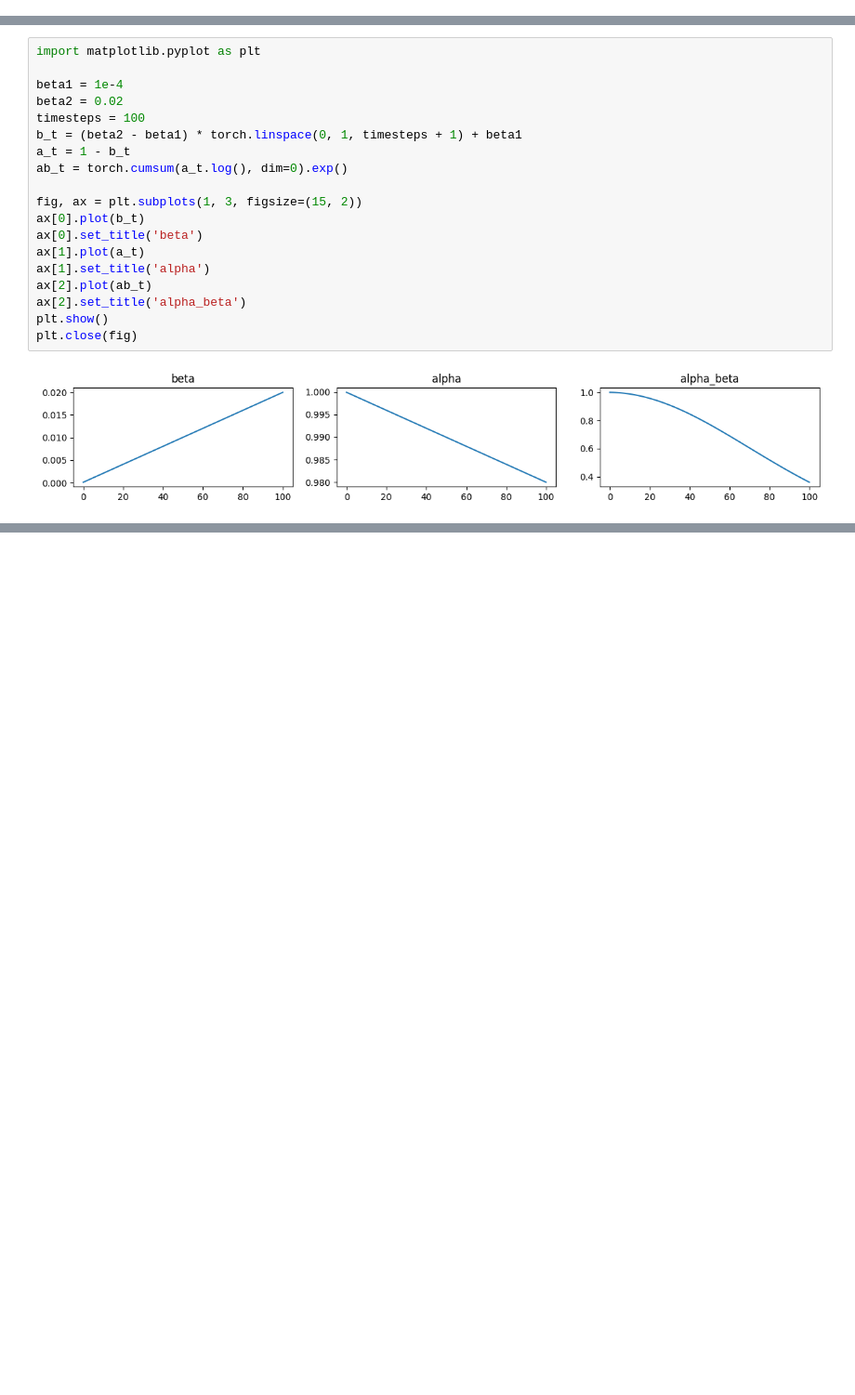
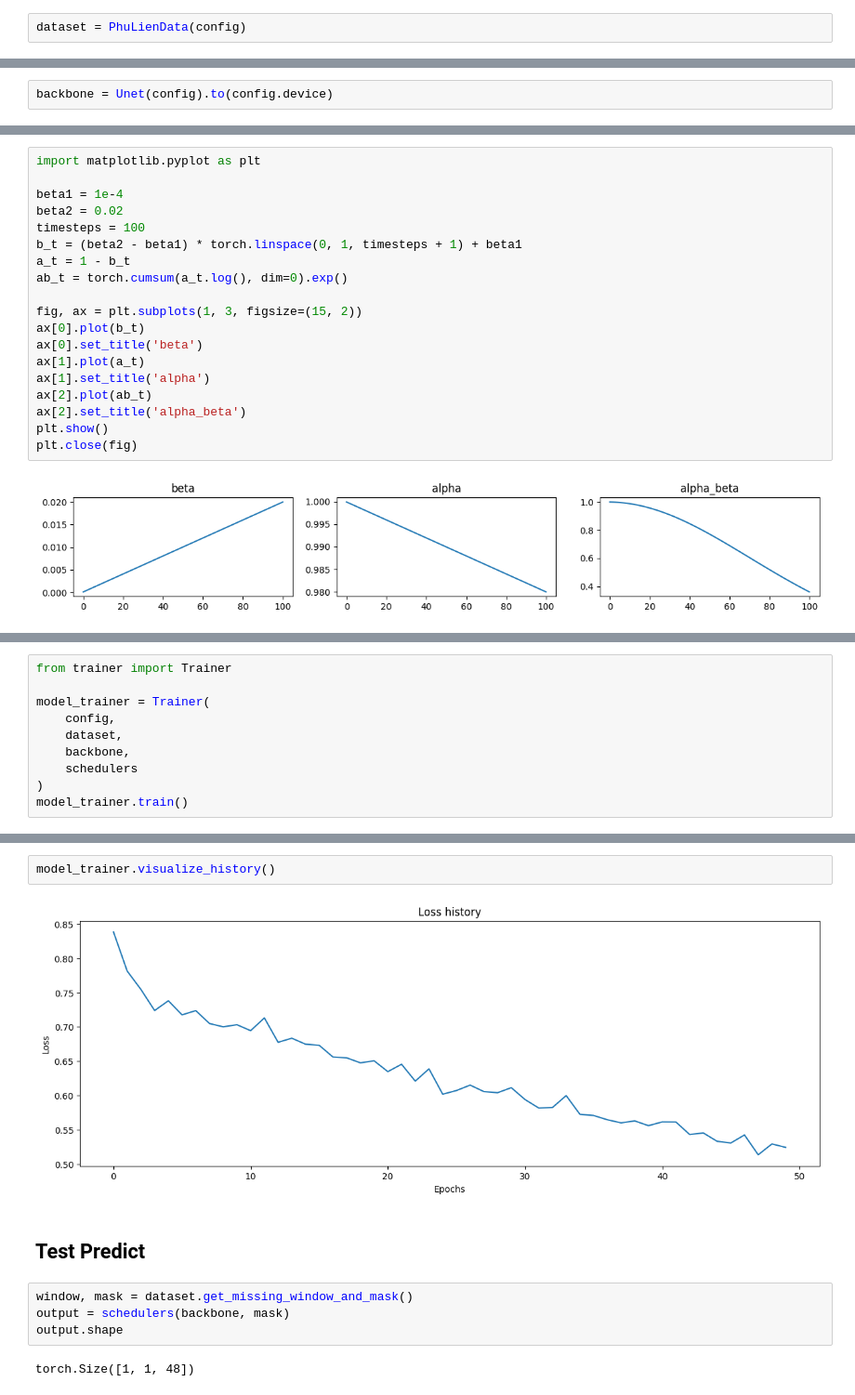
Before and after one commit to capstone-fudn-2025/diffusion-timeseries, a Jupyter notebook: main.ipynb, the cells around one changed output, grey strips where cells are left out. Shown at 93% size. Saved outputs shown, nothing was run; the diff lists cells and outputs as text; blank space fills up the shorter version.

```diff
--- a/main.ipynb
+++ b/main.ipynb
@@ -0,0 +23,2 @@
+# %%
+dataset = PhuLienData(config)
@@ -17 +43,3 @@ backbone = Unet(features, hidden_features, context_features).to(device)
+# %%
+backbone = Unet(config).to(config.device)
 # %%
@@ -66,0 +96,10 @@ schedulers.visualize_trace_samples()
+# %%
+from trainer import Trainer
+
+model_trainer = Trainer(
+    config,
+    dataset,
+    backbone,
+    schedulers
+)
+model_trainer.train()
@@ -66,0 +127,12 @@ schedulers.visualize_trace_samples()
+# %%
+model_trainer.visualize_history()
+# %% [output]
+[figure, added]
+# %% [markdown]
+## Test Predict
+# %%
+window, mask = dataset.get_missing_window_and_mask()
+output = schedulers(backbone, mask)
+output.shape
+# %% [output]
+torch.Size([1, 1, 48])
```
Also changed, not shown: parts of 19 cells of this notebook, 19 other files.
